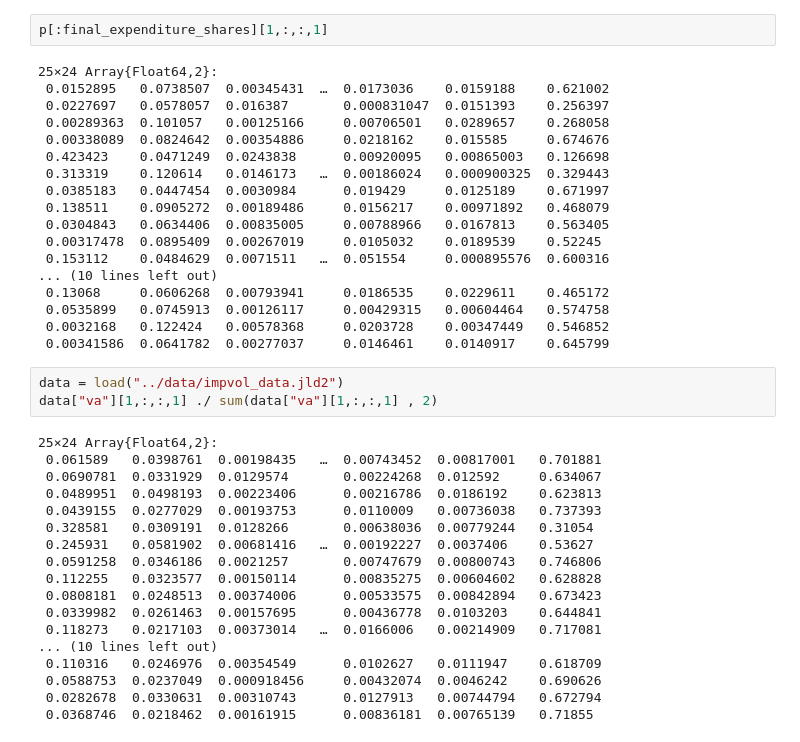
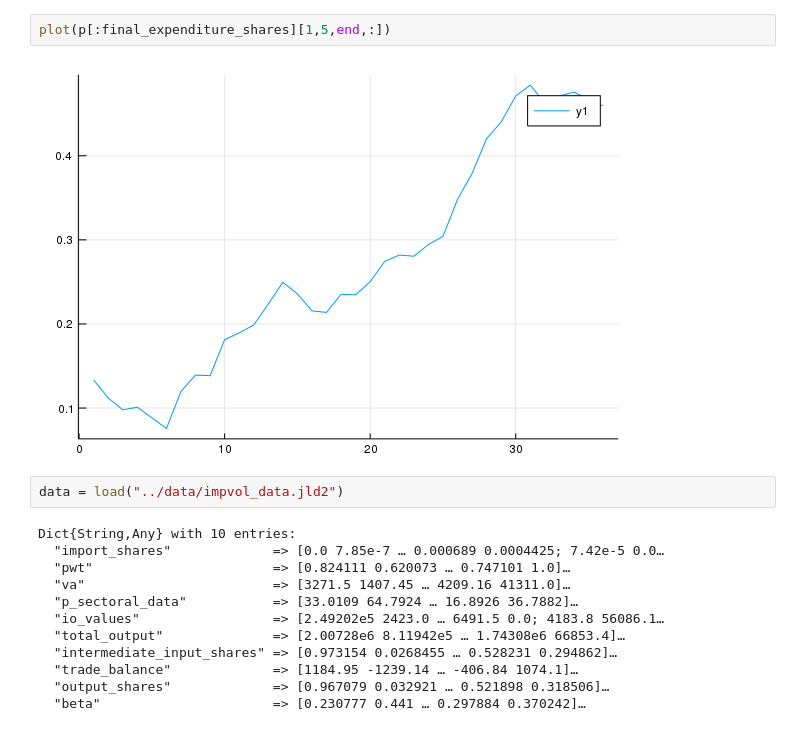
Before and after one commit to korenmiklos/impvol-julia, a Jupyter notebook: notebooks/Check NT sector in South Korea.ipynb, the cells around one changed output. Drawn from its saved outputs; the diff is of its cells as text.

```diff
--- a/notebooks/Check NT sector in South Korea.ipynb
+++ b/notebooks/Check NT sector in South Korea.ipynb
@@ -88,41 +29,18 @@ p[:country_shock][1,:,1,2]
-# %%
-p[:final_expenditure_shares][1,:,:,1]
-# %% [output]
-25×24 Array{Float64,2}:
- 0.0152895   0.0738507  0.00345431  …  0.0173036    0.0159188    0.621002
- 0.0227697   0.0578057  0.016387       0.000831047  0.0151393    0.256397
- 0.00289363  0.101057   0.00125166     0.00706501   0.0289657    0.268058
- 0.00338089  0.0824642  0.00354886     0.0218162    0.015585     0.674676
- 0.423423    0.0471249  0.0243838      0.00920095   0.00865003   0.126698
- 0.313319    0.120614   0.0146173   …  0.00186024   0.000900325  0.329443
- 0.0385183   0.0447454  0.0030984      0.019429     0.0125189    0.671997
- 0.138511    0.0905272  0.00189486     0.0156217    0.00971892   0.468079
- 0.0304843   0.0634406  0.00835005     0.00788966   0.0167813    0.563405
- 0.00317478  0.0895409  0.00267019     0.0105032    0.0189539    0.52245
- 0.153112    0.0484629  0.0071511   …  0.051554     0.000895576  0.600316
-... (10 lines left out)
- 0.13068     0.0606268  0.00793941     0.0186535    0.0229611    0.465172
- 0.0535899   0.0745913  0.00126117     0.00429315   0.00604464   0.574758
- 0.0032168   0.122424   0.00578368     0.0203728    0.00347449   0.546852
- 0.00341586  0.0641782  0.00277037     0.0146461    0.0140917    0.645799
+# %%
+plot(p[:final_expenditure_shares][1,5,end,:])
+# %% [output]
+[figure, added]
 # %%
 data = load("../data/impvol_data.jld2")
-data["va"][1,:,:,1] ./ sum(data["va"][1,:,:,1] , 2)
 # %% [output]
-25×24 Array{Float64,2}:
- 0.061589   0.0398761  0.00198435   …  0.00743452  0.00817001   0.701881
- 0.0690781  0.0331929  0.0129574       0.00224268  0.012592     0.634067
- 0.0489951  0.0498193  0.00223406      0.00216786  0.0186192    0.623813
- 0.0439155  0.0277029  0.00193753      0.0110009   0.00736038   0.737393
- 0.328581   0.0309191  0.0128266       0.00638036  0.00779244   0.31054
- 0.245931   0.0581902  0.00681416   …  0.00192227  0.0037406    0.53627
- 0.0591258  0.0346186  0.0021257       0.00747679  0.00800743   0.746806
- 0.112255   0.0323577  0.00150114      0.00835275  0.00604602   0.628828
- 0.0808181  0.0248513  0.00374006      0.00533575  0.00842894   0.673423
- 0.0339982  0.0261463  0.00157695      0.00436778  0.0103203    0.644841
- 0.118273   0.0217103  0.00373014   …  0.0166006   0.00214909   0.717081
-... (10 lines left out)
- 0.110316   0.0246976  0.00354549      0.0102627   0.0111947    0.618709
- 0.0588753  0.0237049  0.000918456     0.00432074  0.0046242    0.690626
- 0.0282678  0.0330631  0.00310743      0.0127913   0.00744794   0.672794
- 0.0368746  0.0218462  0.00161915      0.00836181  0.00765139   0.71855
+Dict{String,Any} with 10 entries:
+  "import_shares"             => [0.0 7.85e-7 … 0.000689 0.0004425; 7.42e-5 0.0…
+  "pwt"                       => [0.824111 0.620073 … 0.747101 1.0]…
+  "va"                        => [3271.5 1407.45 … 4209.16 41311.0]…
+  "p_sectoral_data"           => [33.0109 64.7924 … 16.8926 36.7882]…
+  "io_values"                 => [2.49202e5 2423.0 … 6491.5 0.0; 4183.8 56086.1…
+  "total_output"              => [2.00728e6 8.11942e5 … 1.74308e6 66853.4]…
+  "intermediate_input_shares" => [0.973154 0.0268455 … 0.528231 0.294862]…
+  "trade_balance"             => [1184.95 -1239.14 … -406.84 1074.1]…
+  "output_shares"             => [0.967079 0.032921 … 0.521898 0.318506]…
+  "beta"                      => [0.230777 0.441 … 0.297884 0.370242]…
```
Also changed, not shown: parts of 29 cells of this notebook, 5 other files.
